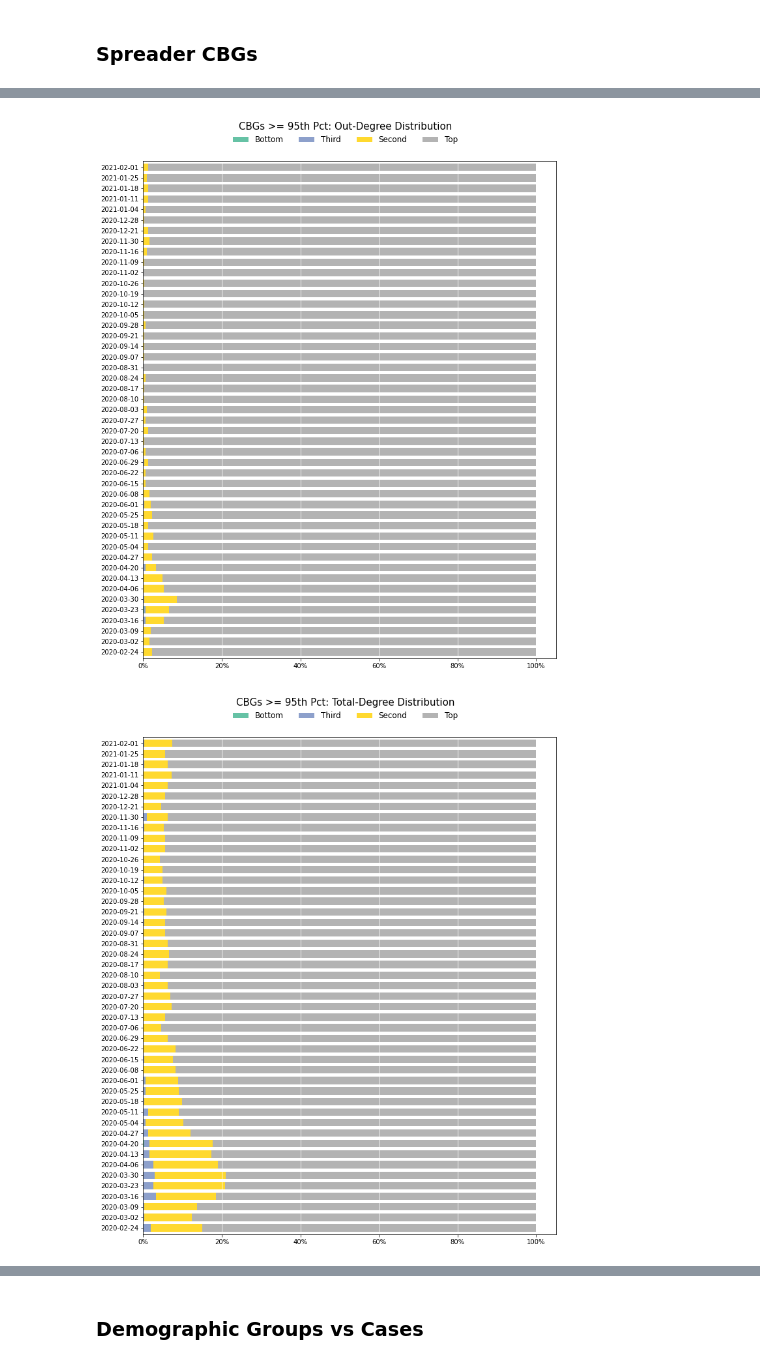
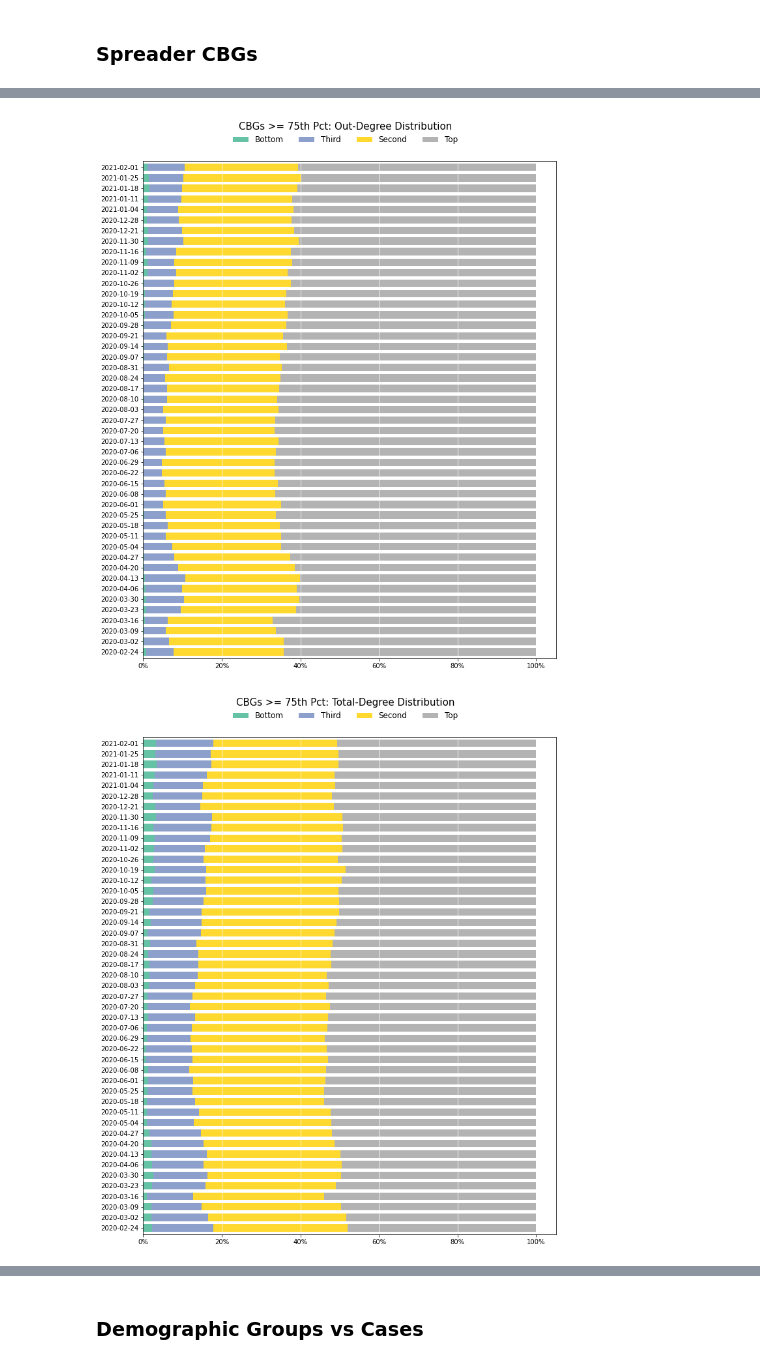
Before and after one commit to hasanalpboz/safegraph-covid19-mobility, a Jupyter notebook: scripts/notebooks/network-centrality-evolution.ipynb, the cells around one changed output, grey strips where cells are left out. Saved outputs shown, nothing was run; the diff lists cells and outputs as text; code cells hidden in the pictures.

Commit message:
staten island removed

```diff
--- a/scripts/notebooks/network-centrality-evolution.ipynb
+++ b/scripts/notebooks/network-centrality-evolution.ipynb
@@ -265,9 +265,10 @@ for ind, timestep in enumerate(timesteps):
     cbgs = []
     nodes = set(net.vs['name'])
     for cbg in top_cbgs:
-        if str(cbg) in nodes:
+        cbg_str = str(cbg)
+        if cbg_str in nodes and cbg_str not in staten_island:
             neis = net.neighbors(str(cbg), mode="in")
-            cbgs += net.vs[neis]['name']
+            cbgs += [i for i in net.vs[neis]['name'] if i not in staten_island]
     candidate_cbgs[timestep] = cbgs
 # %%
 overall_cbgs = []
@@ -378,7 +381,7 @@ tnets = nets[nets[:, 0] >= tmetric]
 
 quart = ['Bottom', 'Third', 'Second', 'Top']
 
-qcbgs = set(vals[vals >= quant_95].index.astype(str))
+qcbgs = set(vals[vals >= quant_75].index.astype(str))
 
 cent_metrics = [
     ('Closeness', ig.Graph.closeness, {'cutoff': 3, 'normalized': True}),
@@ -428,7 +431,7 @@ for cent_metric_name, metric, params in cent_metrics:
     ax.set_ylabel(None)
     ax.grid(axis='x', color='white')
     ax.xaxis.set_major_formatter(ticker.FuncFormatter(lambda y, _: f'{y*100:.0f}%'))
-    plt.legend(bbox_to_anchor=(0.2, 1.02), ncol=4, edgecolor='white', title=f'CBGs >= 95th Pct: {cent_metric_name} Distribution', fontsize=12, title_fontsize=15)
+    plt.legend(bbox_to_anchor=(0.2, 1.02), ncol=4, edgecolor='white', title=f'CBGs >= 75th Pct: {cent_metric_name} Distribution', fontsize=12, title_fontsize=15)
     plt.tight_layout()
-    plt.savefig(join(FIG_SAVE_DIR, f'{cent_metric_name}-q95.png'), bbox_inches='tight')
+    plt.savefig(join(FIG_SAVE_DIR, f'{cent_metric_name}-q75_staten_island_removed.png'), bbox_inches='tight')
 # %% [output]
@@ -439,2 +442,2 @@ for cent_metric_name, metric, params in cent_metrics:
-[figure, old version]
+[figure, new version]
-[figure, old version]
+[figure, new version]
```
Also changed, not shown: parts of 5 cells of this notebook, 20 other files.
